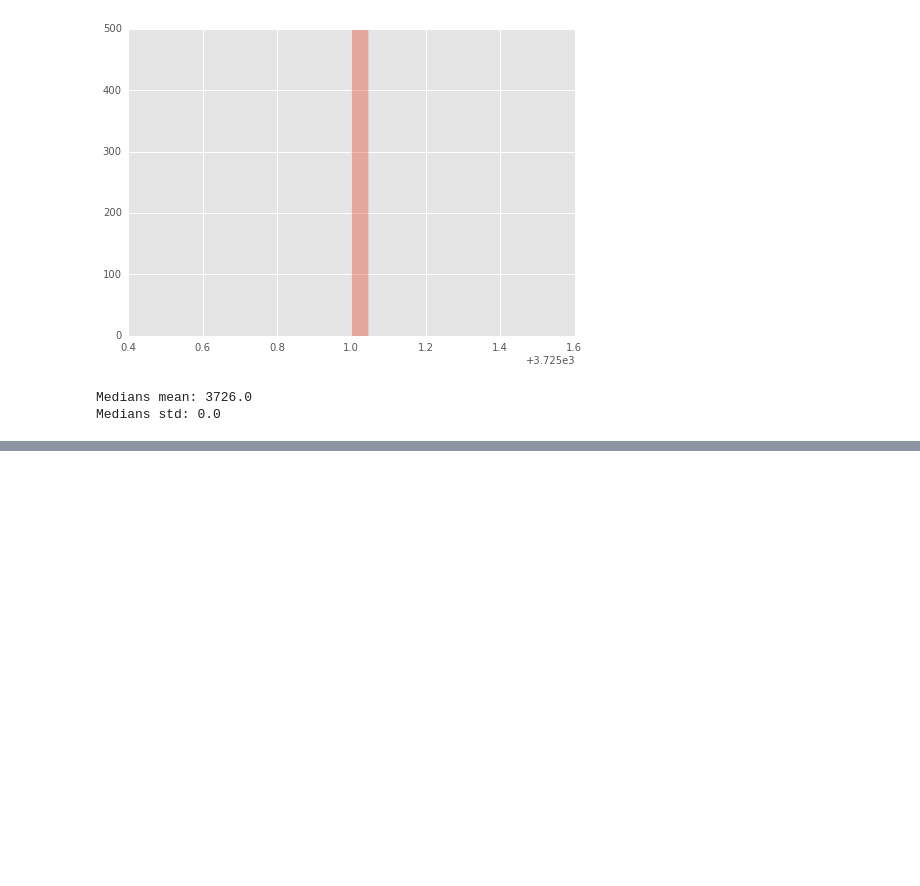
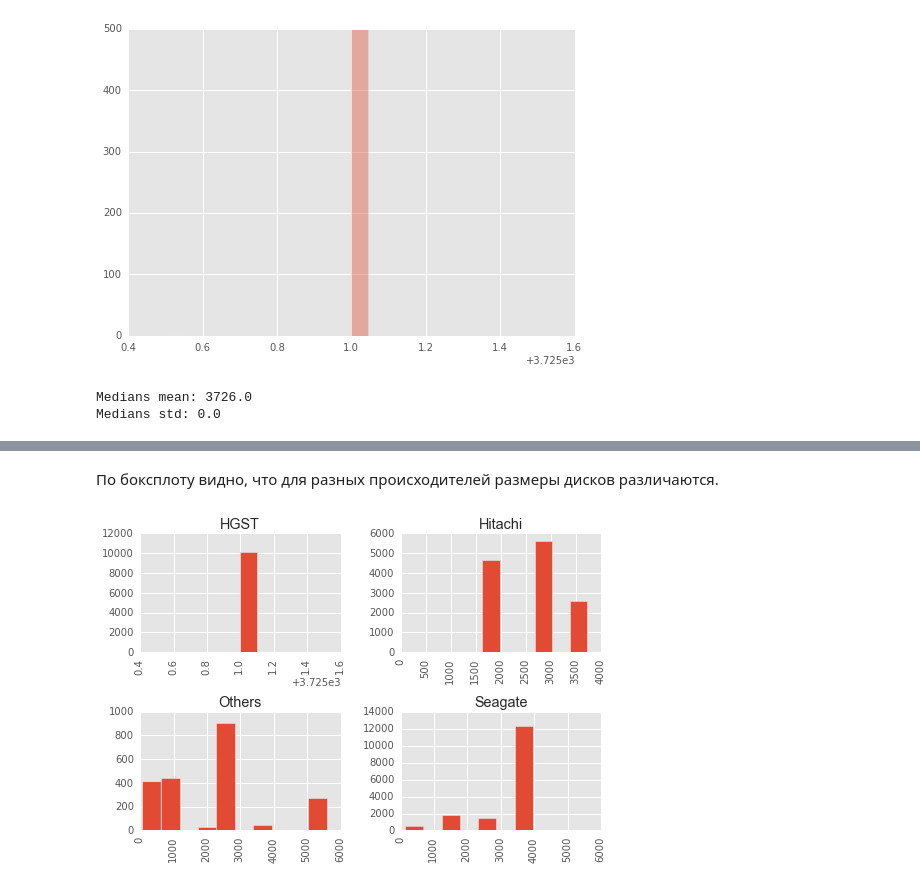
Before and after one commit to IIoTeP9HuY/Data_Analysis_and_Data_Mining_Class, a Jupyter notebook: Report.ipynb, the cells around one changed output, grey strips where cells are left out. Saved outputs shown, nothing was run; the diff lists cells and outputs as text; code cells hidden in the pictures; blank space fills up the shorter version.

Commit message:
Move vendor comparison

```diff
--- a/Report.ipynb
+++ b/Report.ipynb
@@ -271,0 +266,6 @@ Median "confidence" interval: (3717.2131957119955, 3734.7868042880045)
+# %% [markdown]
+По боксплоту видно, что для разных происходителей размеры дисков различаются.
+# %%
+h_axis = data.hist(column="capacity_gb", by="vendor")
+# %% [output]
+[figure, added]
```
Also changed, not shown: parts of 17 cells of this notebook.
